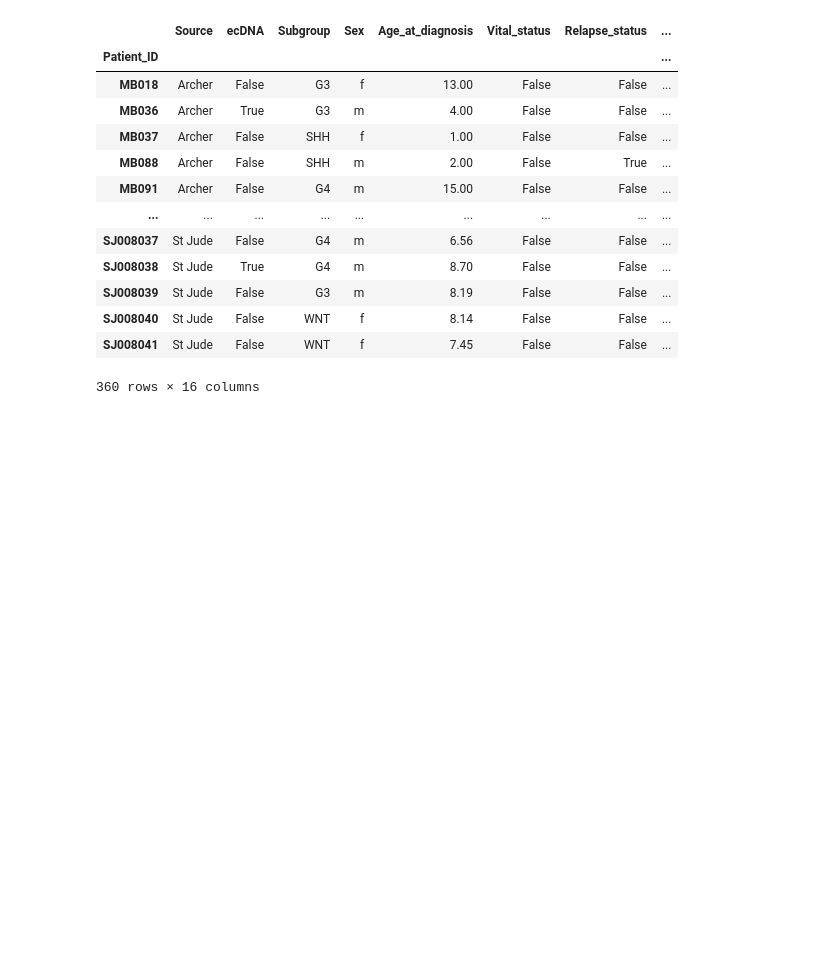
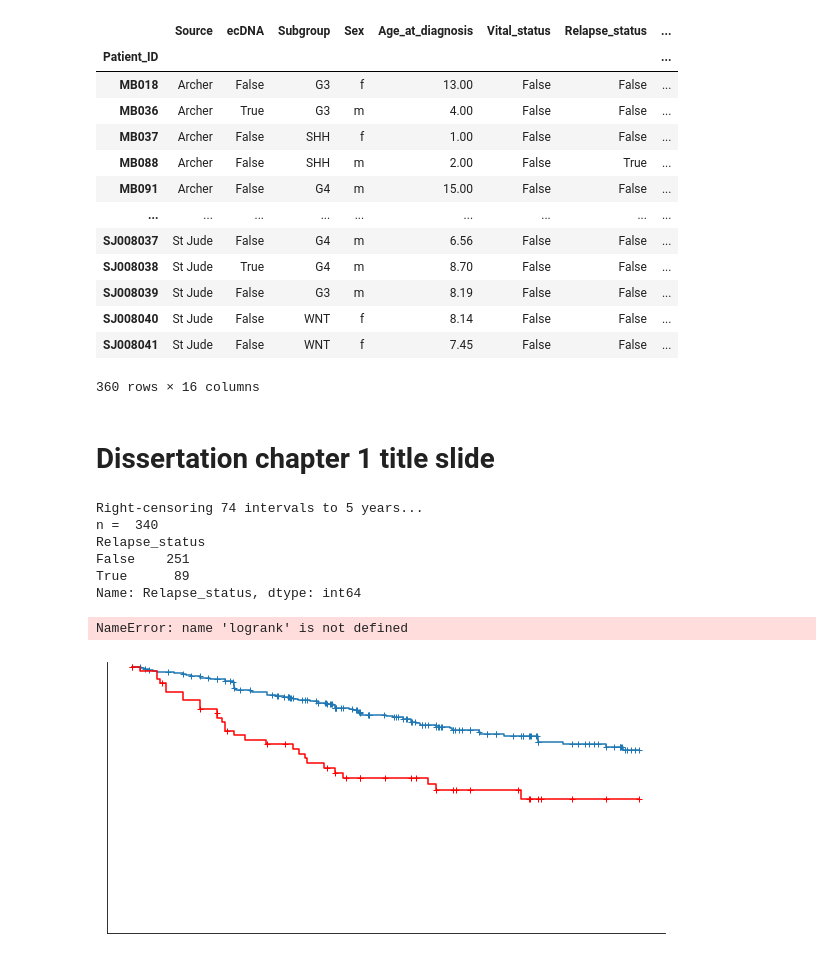
Before and after one commit to auberginekenobi/medullo-ecdna, a Jupyter notebook: survival/survival-KM.ipynb, the cells around one changed output. Saved outputs shown, nothing was run; the diff lists cells and outputs as text; code cells hidden in the pictures; blank space fills up the shorter version.

```diff
--- a/survival/survival-KM.ipynb
+++ b/survival/survival-KM.ipynb
@@ -522,3 +522,5 @@ pfs
 | SJ008040 | St Jude | False | WNT | f | 8.14 | False | False | ... |
 | SJ008041 | St Jude | False | WNT | f | 7.45 | False | False | ... |
 360 rows × 16 columns
+# %% [markdown]
+# Dissertation chapter 1 title slide
@@ -524,0 +570,13 @@ pfs
+# %%
+pfs = get_pfs(censor_years=5)
+pfs = pfs[pfs.Subgroup != 'WNT'] # drop WNTs
+ch1_title_slide(pfs)
+# %% [output]
+Right-censoring 74 intervals to 5 years...
+n =  340
+Relapse_status
+False    251
+True      89
+Name: Relapse_status, dtype: int64
+NameError: name 'logrank' is not defined
+[figure, added]
```
Also changed, not shown: parts of 1 cell of this notebook, 1 other file.
